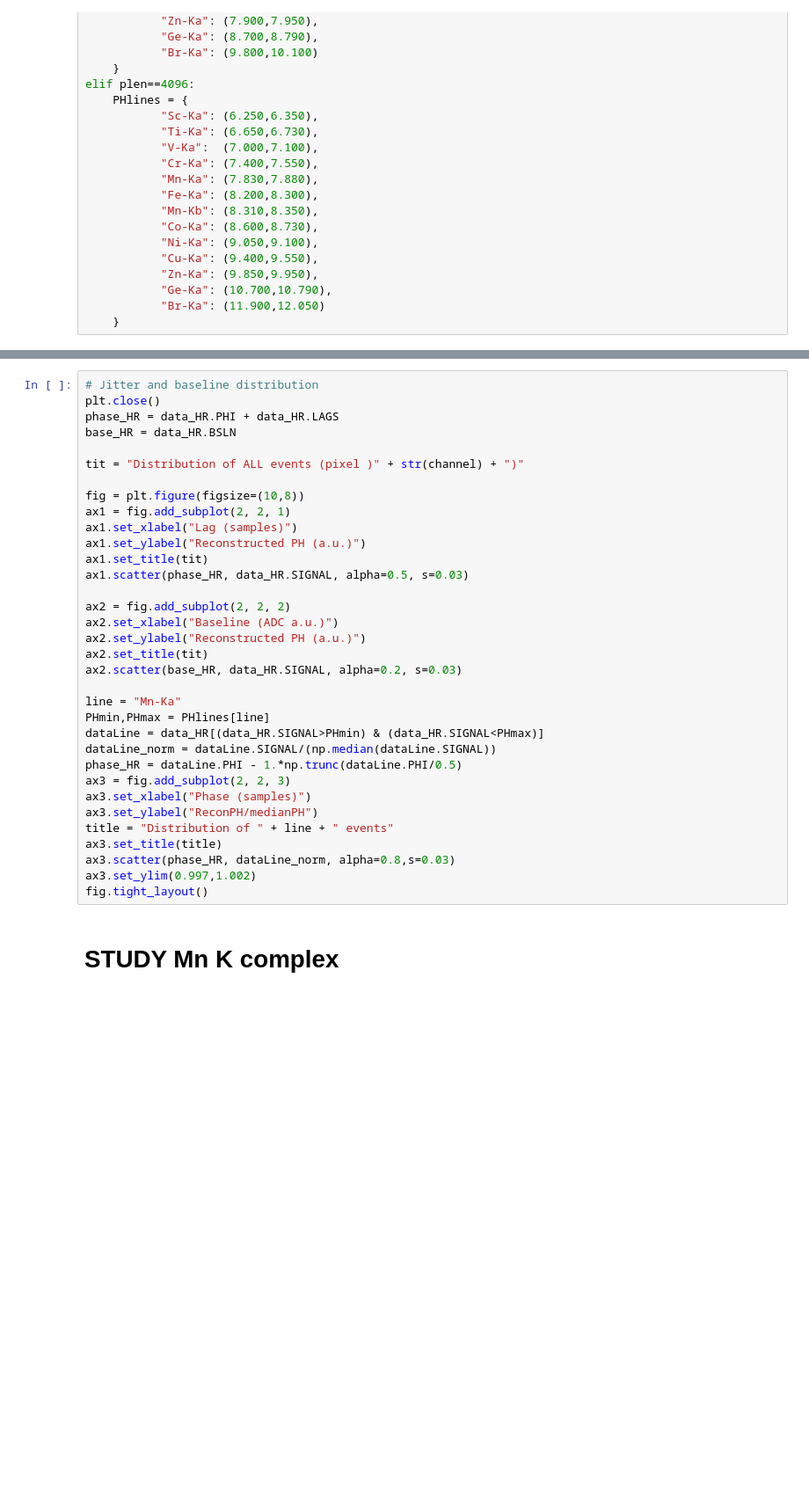
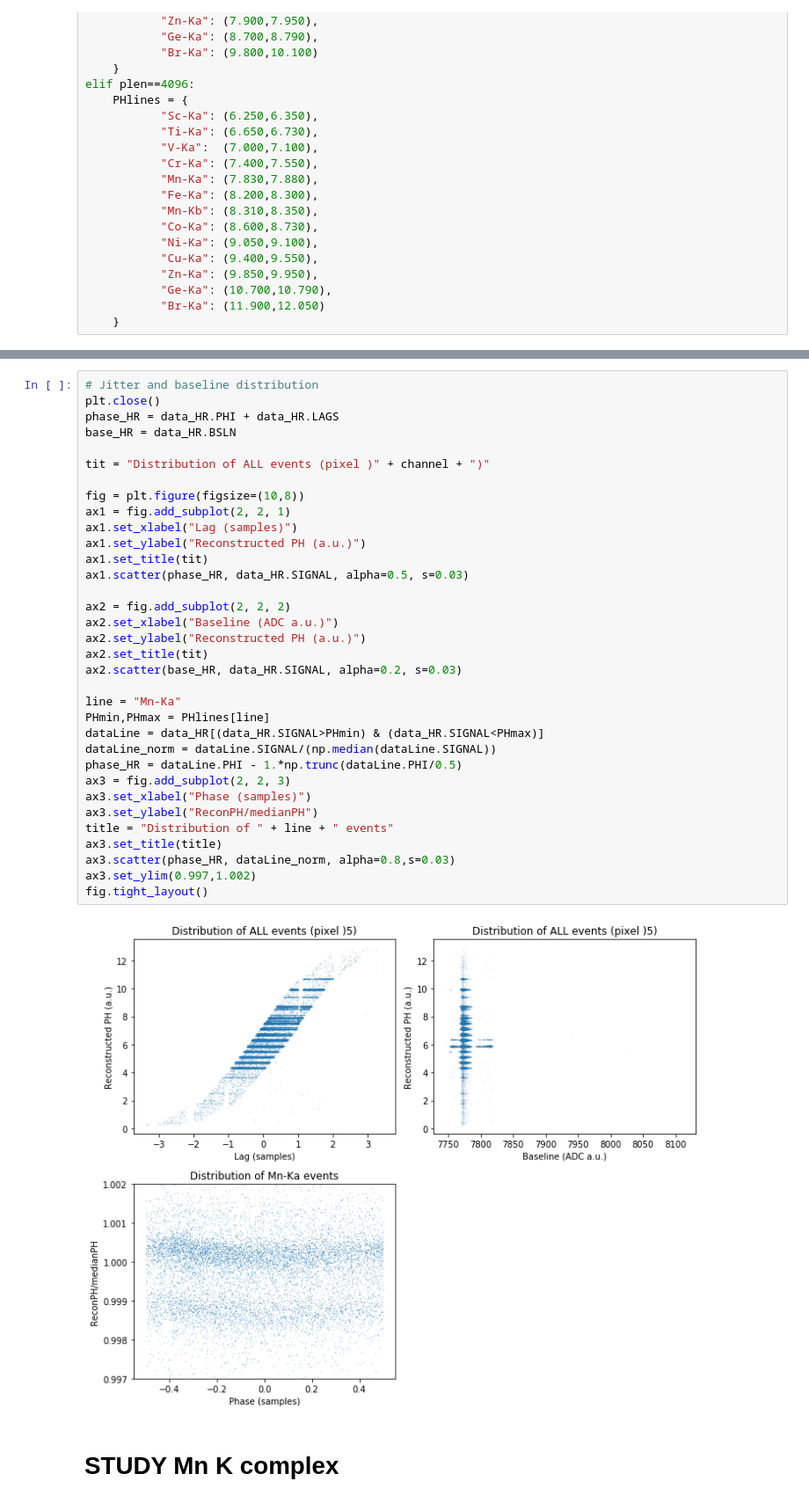
Before and after one commit to mtceballos/SIRENAcode, a Jupyter notebook: realData/GSFC/analysisGSFC_proc.ipynb, the cells around one changed output, grey strips where cells are left out. Shown at 88% size. Cells and saved outputs as stored; diff of their text form; blank space fills up the shorter version.

```diff
--- a/realData/GSFC/analysisGSFC_proc.ipynb
+++ b/realData/GSFC/analysisGSFC_proc.ipynb
@@ -403,34 +421,36 @@ plt.close()
 phase_HR = data_HR.PHI + data_HR.LAGS
 base_HR = data_HR.BSLN
 
-tit = "Distribution of ALL events (pixel )" + str(channel) + ")"
+tit = "Distribution of ALL events (pixel )" + channel + ")"
 
 fig = plt.figure(figsize=(10,8))
 ax1 = fig.add_subplot(2, 2, 1)
 ax1.set_xlabel("Lag (samples)")
 ax1.set_ylabel("Reconstructed PH (a.u.)")
 ax1.set_title(tit)
 ax1.scatter(phase_HR, data_HR.SIGNAL, alpha=0.5, s=0.03)
 
 ax2 = fig.add_subplot(2, 2, 2)
 ax2.set_xlabel("Baseline (ADC a.u.)")
 ax2.set_ylabel("Reconstructed PH (a.u.)")
 ax2.set_title(tit)
 ax2.scatter(base_HR, data_HR.SIGNAL, alpha=0.2, s=0.03)
 
 line = "Mn-Ka"
 PHmin,PHmax = PHlines[line]
 dataLine = data_HR[(data_HR.SIGNAL>PHmin) & (data_HR.SIGNAL<PHmax)]
 dataLine_norm = dataLine.SIGNAL/(np.median(dataLine.SIGNAL))
 phase_HR = dataLine.PHI - 1.*np.trunc(dataLine.PHI/0.5)
 ax3 = fig.add_subplot(2, 2, 3)
 ax3.set_xlabel("Phase (samples)")
 ax3.set_ylabel("ReconPH/medianPH")
 title = "Distribution of " + line + " events"
 ax3.set_title(title)
 ax3.scatter(phase_HR, dataLine_norm, alpha=0.8,s=0.03)
 ax3.set_ylim(0.997,1.002)
 fig.tight_layout()
+# %% [output]
+[figure, added]
 # %% [markdown]
 # STUDY Mn K complex
 # %% [markdown]
```
Also changed, not shown: parts of 27 cells of this notebook.
